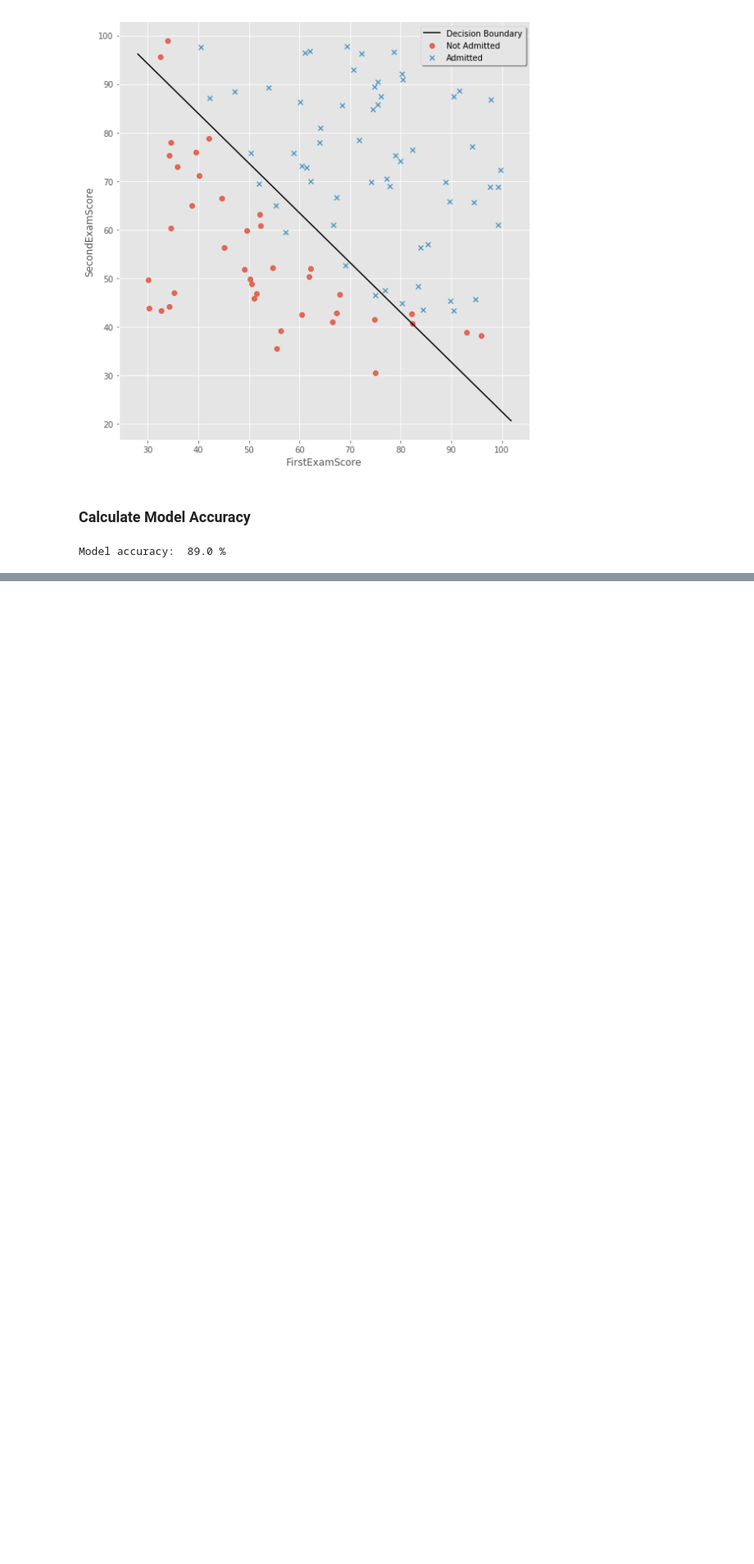
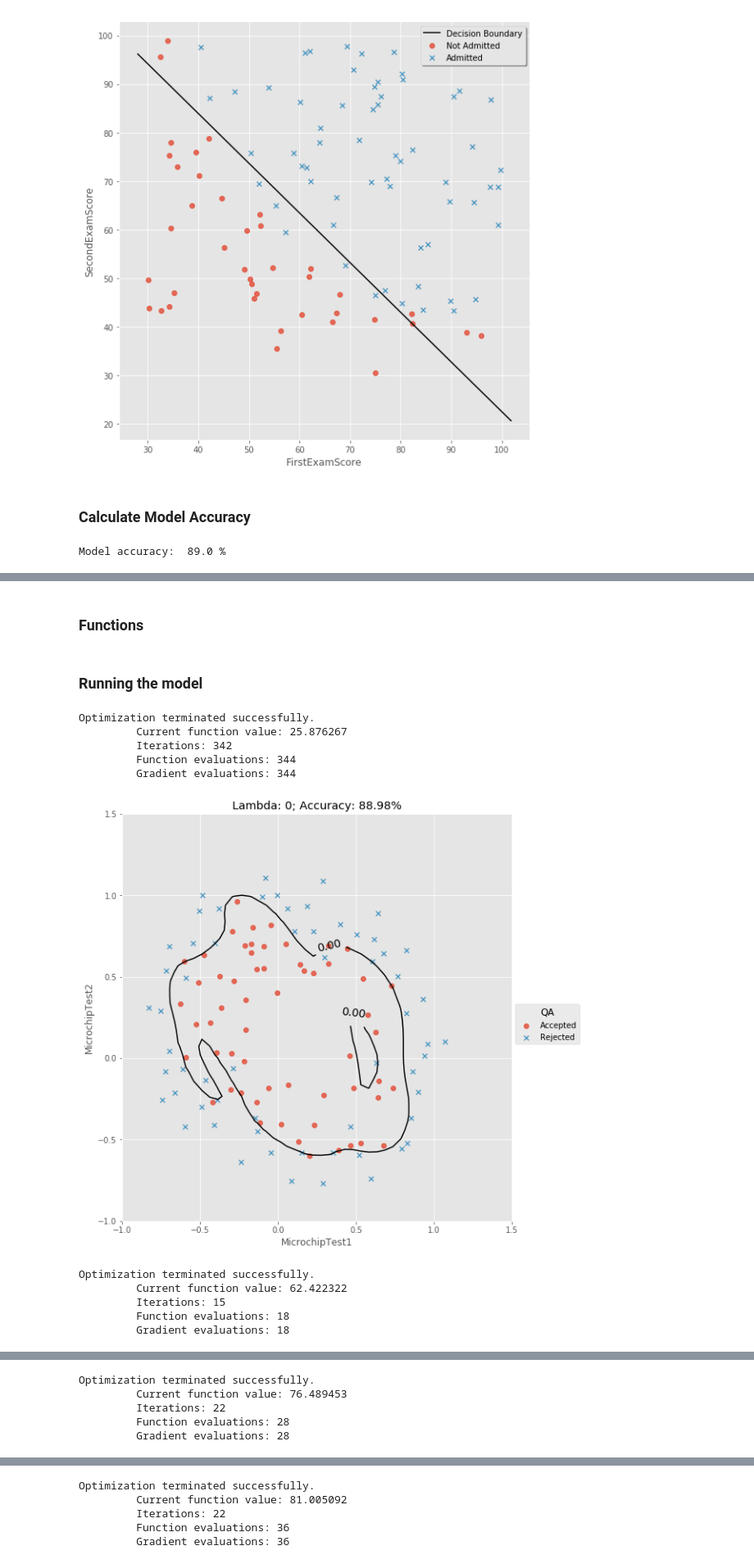
Before and after one commit to Pptr95/machine-learning-AndrewNg, a Jupyter notebook: assignment2/ex2/LogisticRegression.ipynb, the cells around one changed output, grey strips where cells are left out. Shown: that part at 82% size. Drawn from its saved outputs; the diff is of its cells as text; code cells hidden in the pictures; blank space fills up the shorter version.

```diff
--- a/assignment2/ex2/LogisticRegression.ipynb
+++ b/assignment2/ex2/LogisticRegression.ipynb
@@ -142,0 +194,15 @@ Model accuracy:  89.0 %
+# %%
+def mapFeature(X1, X2, degree):
+    '''
+    mapFeature(X1, X2, degree): maps the two input features to quadratic features.
+
+    Returns a new feature array with more features, comprising of
+    X1, X2, X1.^2, X2.^2, X1*X2, X1*X2.^2, etc..
+
+    Inputs X1, X2 must be the same size
+    '''
+    X = np.ones(X1.shape[0])
+    for i in np.arange(degree+1):
+        for j in np.arange(i+1):
+            X = np.c_[X, np.power(X1, i-j) * np.power(X2, j)]
+    return X
@@ -142,0 +211,2 @@ Model accuracy:  89.0 %
+# %% [markdown]
+### Functions
@@ -142,0 +248,37 @@ Model accuracy:  89.0 %
+# %% [markdown]
+### Running the model
+# %%
+data = np.loadtxt('ex2data2.txt', delimiter=',')
+X = data[:,0:2]
+y = data[:,2]
+y = y.reshape(y.shape[0], 1)
+
+# mapping features into all polynomial terms of X1 and X2 up to the sixth power
+X_expanded = mapFeature(X[:,0], X[:,1], 6)
+
+initial_theta = np.zeros((X_expanded.shape[1], 1))
+#initial_theta = np.random.rand(X_expanded.shape[1], 1)
+# %%
+from scipy import optimize
+lamda_values = [0, 1, 10, 100]
+for lamda in lamda_values:
+    theta = optimize.fmin_bfgs(f=costFunctionReg, x0=initial_theta, args=(X_expanded, y, lamda), fprime=computeGradientReg)
+    # plot
+    g = sns.lmplot("MicrochipTest1", "MicrochipTest2", hue="QA",
+               data=micro, markers=["o", "x"], fit_reg=False, size=8)
+    ax = g.ax
+    accuracy= np.where(y == predict(X_expanded, theta), 1, 0).sum()/y.shape[0] * 100
+    ax.set_title('Lambda: {0}; Accuracy: {1}%'.format(lamda, round(accuracy, 2)))
+    z = plotDecisionBoundaryReg(X, theta, ax)
+# %% [output]
+Optimization terminated successfully.
+         Current function value: 25.876267
+         Iterations: 342
+         Function evaluations: 344
+         Gradient evaluations: 344
+[figure, added]
+Optimization terminated successfully.
+         Current function value: 62.422322
+         Iterations: 15
+         Function evaluations: 18
+         Gradient evaluations: 18
@@ -142,0 +286,5 @@ Model accuracy:  89.0 %
+Optimization terminated successfully.
+         Current function value: 76.489453
+         Iterations: 22
+         Function evaluations: 28
+         Gradient evaluations: 28
@@ -142,0 +292,5 @@ Model accuracy:  89.0 %
+Optimization terminated successfully.
+         Current function value: 81.005092
+         Iterations: 22
+         Function evaluations: 36
+         Gradient evaluations: 36
```
Also changed, not shown: parts of 56 cells of this notebook, 2 other files.
